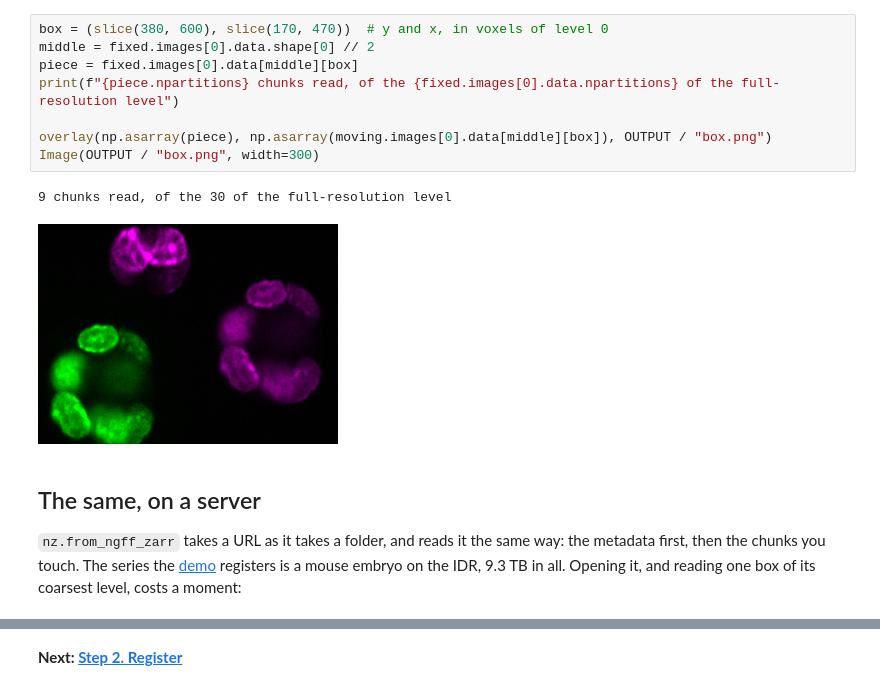
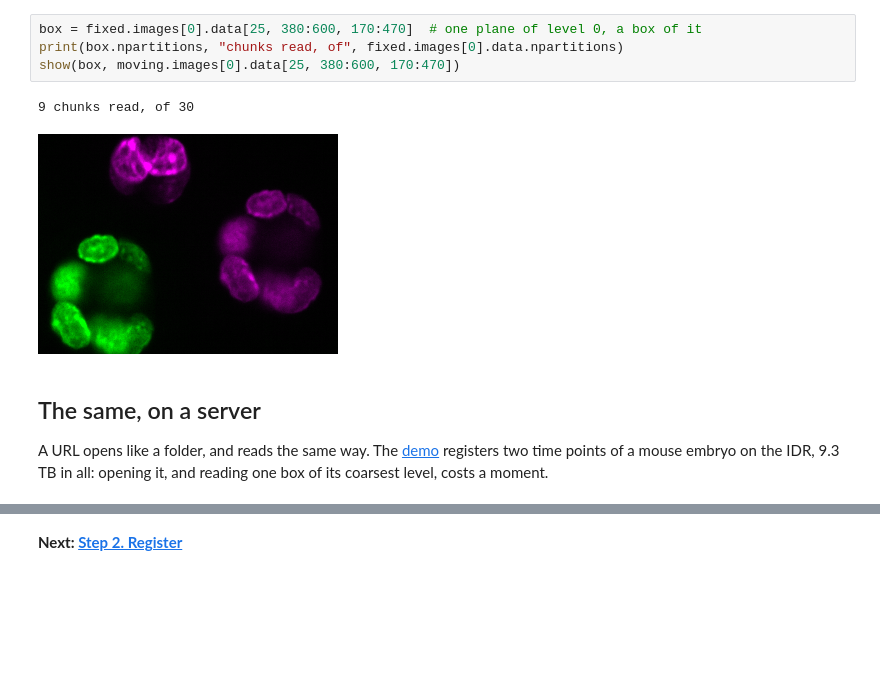
Before and after one commit to fideus-labs/ome-zarr-registration-tutorial, a Jupyter notebook: steps/1-read.ipynb, the cells around one changed output, grey strips where cells are left out. Drawn from its saved outputs; the diff is of its cells as text; blank space fills up the shorter version.

```diff
--- a/steps/1-read.ipynb
+++ b/steps/1-read.ipynb
@@ -60,22 +39,17 @@ colours do not overlap at all.
 ## Or a box
 
 To look closely at one place, take a box of the full-resolution level. Only the chunks it touches are read:
-# %%
-box = (slice(380, 600), slice(170, 470))  # y and x, in voxels of level 0
-middle = fixed.images[0].data.shape[0] // 2
-piece = fixed.images[0].data[middle][box]
-print(f"{piece.npartitions} chunks read, of the {fixed.images[0].data.npartitions} of the full-resolution level")
-
-overlay(np.asarray(piece), np.asarray(moving.images[0].data[middle][box]), OUTPUT / "box.png")
-Image(OUTPUT / "box.png", width=300)
-# %% [output]
-9 chunks read, of the 30 of the full-resolution level
-[figure, removed]
+# %%
+box = fixed.images[0].data[25, 380:600, 170:470]  # one plane of level 0, a box of it
+print(box.npartitions, "chunks read, of", fixed.images[0].data.npartitions)
+show(box, moving.images[0].data[25, 380:600, 170:470])
+# %% [output]
+9 chunks read, of 30
+[figure, added]
 # %% [markdown]
 ## The same, on a server
 
-`nz.from_ngff_zarr` takes a URL as it takes a folder, and reads it the same way: the metadata first, then the chunks you
-touch. The series the [demo](../demo/README.md) registers is a mouse embryo on the IDR, 9.3 TB in all. Opening it, and
-reading one box of its coarsest level, costs a moment:
+A URL opens like a folder, and reads the same way. The [demo](../demo/README.md) registers two time points of a mouse
+embryo on the IDR, 9.3 TB in all: opening it, and reading one box of its coarsest level, costs a moment.
 # %%
 series = nz.from_ngff_zarr("https://livingobjects.ebi.ac.uk/idr/zarr/v0.4/idr0044A/4007801.zarr")
```
Also changed, not shown: parts of 7 cells of this notebook, 32 other files.
